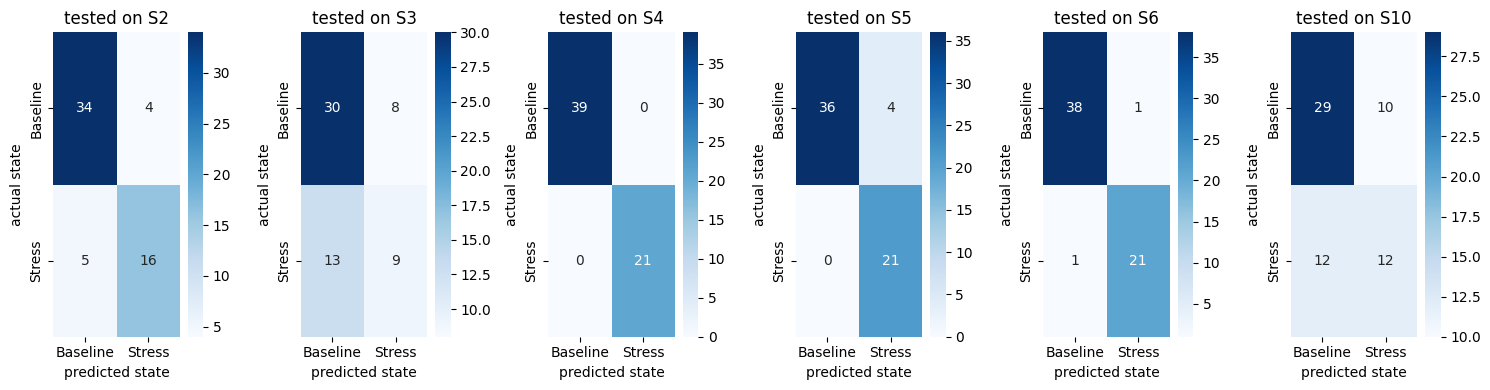
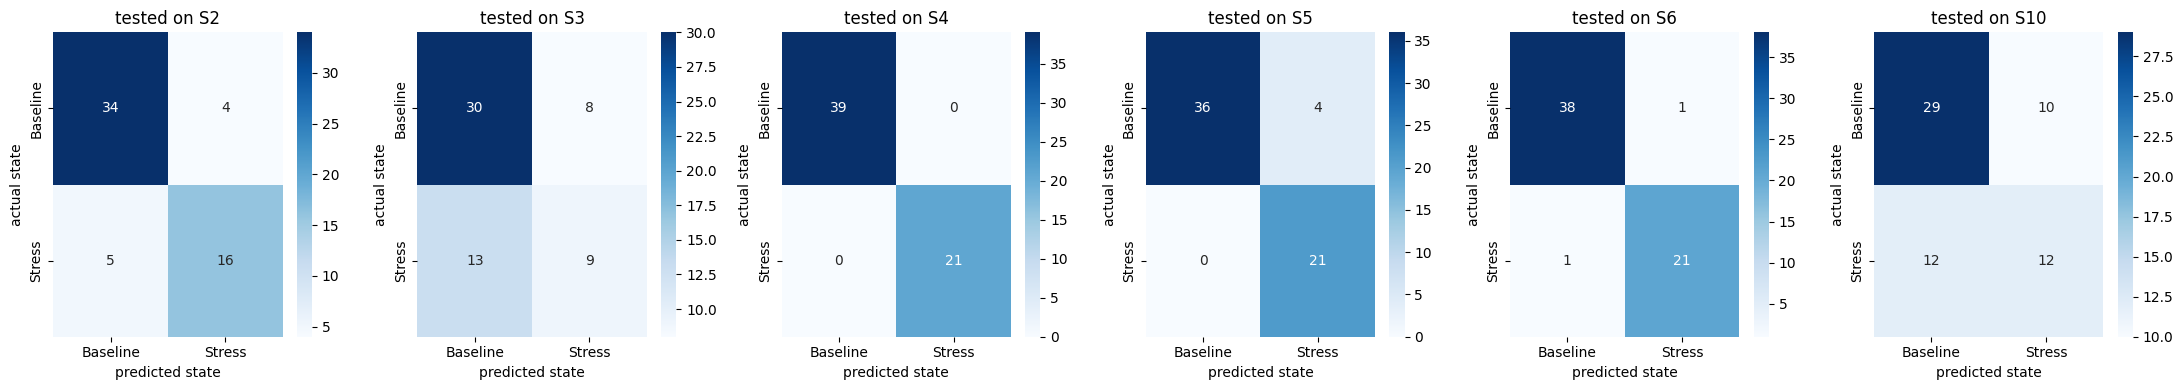
The notebook cell's code change between the first figure and the second:
--- before
+++ after
@@ -1,8 +1,8 @@
-# script for loso loop (leave one subject out); since there are 3 subjects now (s2, s3, s10), we can train on two and test on one to improve model intelligence
+# script for loso loop (leave one subject out); since there are 3 subjects now (s2, s3, s10), we can train on two and test on one to improve model intelligence -> updated pool to 6 subjects (s2, s3, s4, s5, s6, s10)
 loso_results = {}
 all_importances = []
 
 # setting up subplots to display confusion matrices side-by-side
-fig, axes = plt.subplots(1, len(subjects), figsize = (15, 4))
+fig, axes = plt.subplots(1, len(subjects), figsize = (22, 4))
 
 # loop through subjects so all possibilities of folds are considered

Commit: added 7/16 script to install micromlgen library and script to train final version of Random Forest model (with a limited max_depth for optimization) and convert python Random Forest code to C++